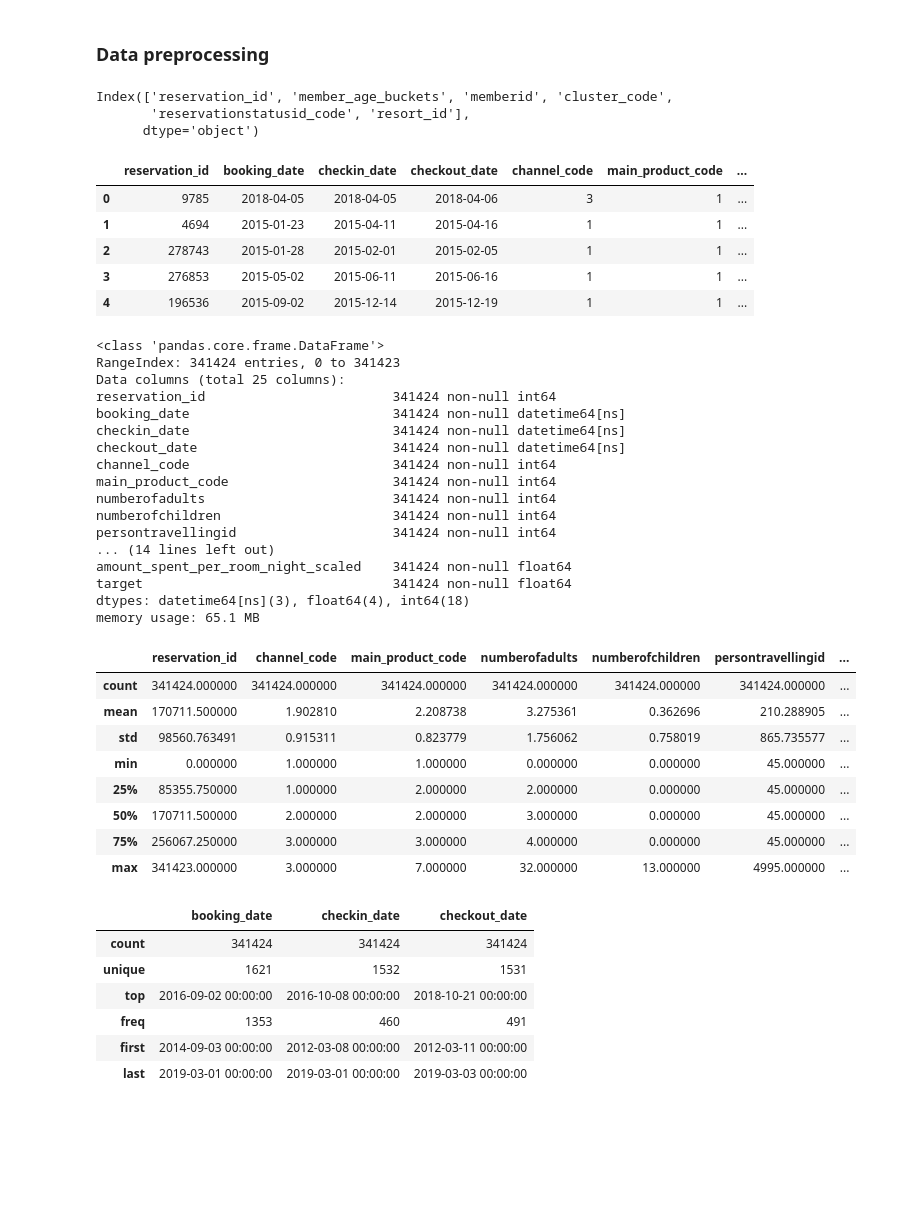
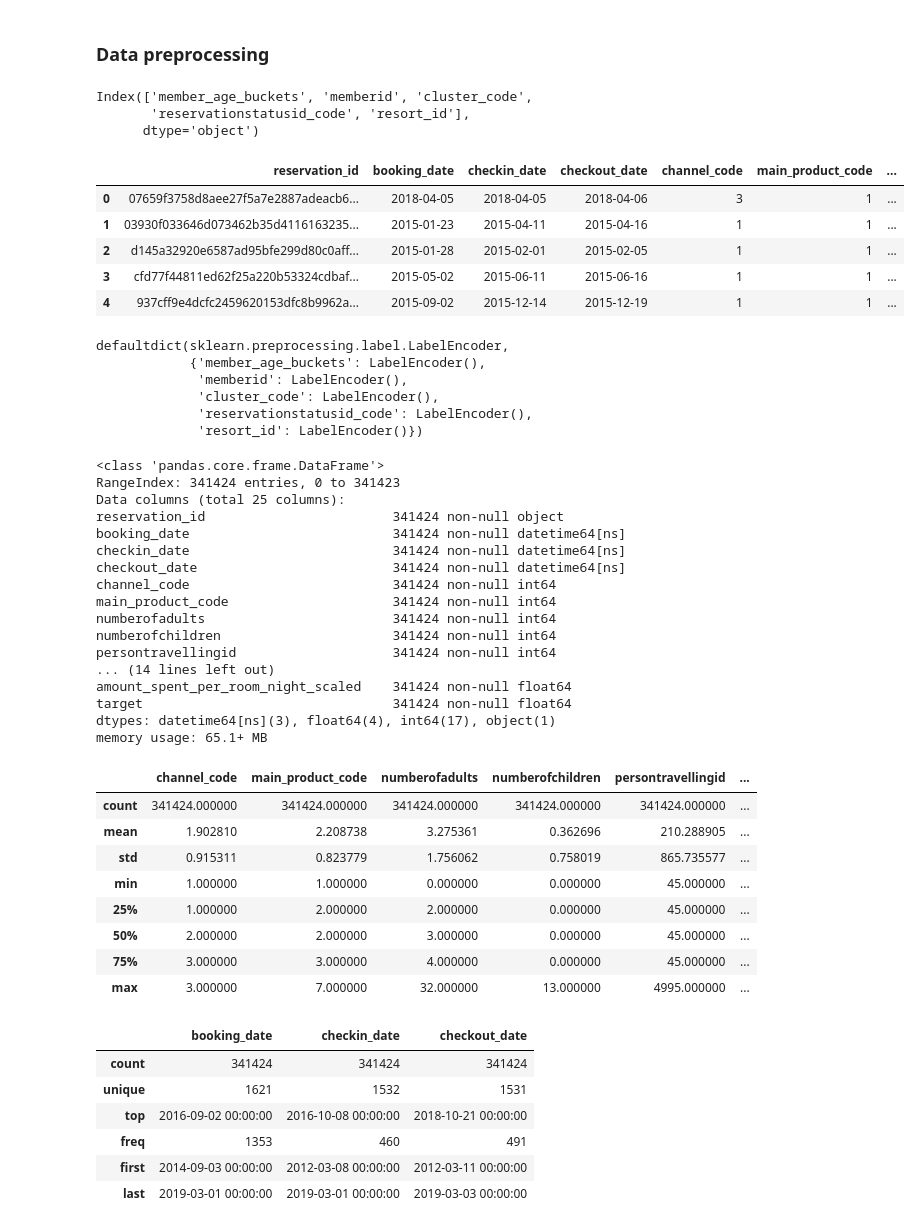
Before and after one commit to dirtScraper/AV_spend_pred_club_mahindra, a Jupyter notebook: EDA.ipynb, the cells around one changed output. Drawn from its saved outputs; the diff is of its cells as text; code cells hidden in the pictures; blank space fills up the shorter version.

Commit message:
added defaultdict label encoders

```diff
--- a/EDA.ipynb
+++ b/EDA.ipynb
@@ -120,22 +120,35 @@ from sklearn.preprocessing import LabelEncoder
 # selecting object column
 
 object_col_li = df.select_dtypes(include='object').columns
+
+object_col_li = object_col_li[1:]
 object_col_li
 # %% [output]
-Index(['reservation_id', 'member_age_buckets', 'memberid', 'cluster_code',
+Index(['member_age_buckets', 'memberid', 'cluster_code',
        'reservationstatusid_code', 'resort_id'],
       dtype='object')
 # %%
-le = LabelEncoder()
+from collections import defaultdict
+
+le = defaultdict(LabelEncoder)
 
 for col in object_col_li:
-    df[col] = le.fit_transform(df[col])
+    df[col] = le[col].fit_transform(df[col])
 
 df.head()
 # %% [output]
 |  | reservation_id | booking_date | checkin_date | checkout_date | channel_code | main_product_code | ... |
-| 0 | 9785 | 2018-04-05 | 2018-04-05 | 2018-04-06 | 3 | 1 | ... |
-| 1 | 4694 | 2015-01-23 | 2015-04-11 | 2015-04-16 | 1 | 1 | ... |
-| 2 | 278743 | 2015-01-28 | 2015-02-01 | 2015-02-05 | 1 | 1 | ... |
-| 3 | 276853 | 2015-05-02 | 2015-06-11 | 2015-06-16 | 1 | 1 | ... |
-| 4 | 196536 | 2015-09-02 | 2015-12-14 | 2015-12-19 | 1 | 1 | ... |
+| 0 | 07659f3758d8aee27f5a7e2887adeacb6... | 2018-04-05 | 2018-04-05 | 2018-04-06 | 3 | 1 | ... |
+| 1 | 03930f033646d073462b35d4116163235... | 2015-01-23 | 2015-04-11 | 2015-04-16 | 1 | 1 | ... |
+| 2 | d145a32920e6587ad95bfe299d80c0aff... | 2015-01-28 | 2015-02-01 | 2015-02-05 | 1 | 1 | ... |
+| 3 | cfd77f44811ed62f25a220b53324cdbaf... | 2015-05-02 | 2015-06-11 | 2015-06-16 | 1 | 1 | ... |
+| 4 | 937cff9e4dcfc2459620153dfc8b9962a... | 2015-09-02 | 2015-12-14 | 2015-12-19 | 1 | 1 | ... |
+# %%
+le
+# %% [output]
+defaultdict(sklearn.preprocessing.label.LabelEncoder,
+            {'member_age_buckets': LabelEncoder(),
+             'memberid': LabelEncoder(),
+             'cluster_code': LabelEncoder(),
+             'reservationstatusid_code': LabelEncoder(),
+             'resort_id': LabelEncoder()})
@@ -145,7 +161,7 @@ df.info()
 <class 'pandas.core.frame.DataFrame'>
 RangeIndex: 341424 entries, 0 to 341423
 Data columns (total 25 columns):
-reservation_id                        341424 non-null int64
+reservation_id                        341424 non-null object
 booking_date                          341424 non-null datetime64[ns]
 checkin_date                          341424 non-null datetime64[ns]
 checkout_date                         341424 non-null datetime64[ns]
@@ -157,20 +173,20 @@ persontravellingid                    341424 non-null int64
 ... (14 lines left out)
 amount_spent_per_room_night_scaled    341424 non-null float64
 target                                341424 non-null float64
-dtypes: datetime64[ns](3), float64(4), int64(18)
-memory usage: 65.1 MB
+dtypes: datetime64[ns](3), float64(4), int64(17), object(1)
+memory usage: 65.1+ MB
 # %%
 df.describe()
 # %% [output]
-|  | reservation_id | channel_code | main_product_code | numberofadults | numberofchildren | persontravellingid | ... |
-| count | 341424.000000 | 341424.000000 | 341424.000000 | 341424.000000 | 341424.000000 | 341424.000000 | ... |
-| mean | 170711.500000 | 1.902810 | 2.208738 | 3.275361 | 0.362696 | 210.288905 | ... |
-| std | 98560.763491 | 0.915311 | 0.823779 | 1.756062 | 0.758019 | 865.735577 | ... |
-| min | 0.000000 | 1.000000 | 1.000000 | 0.000000 | 0.000000 | 45.000000 | ... |
-| 25% | 85355.750000 | 1.000000 | 2.000000 | 2.000000 | 0.000000 | 45.000000 | ... |
-| 50% | 170711.500000 | 2.000000 | 2.000000 | 3.000000 | 0.000000 | 45.000000 | ... |
-| 75% | 256067.250000 | 3.000000 | 3.000000 | 4.000000 | 0.000000 | 45.000000 | ... |
-| max | 341423.000000 | 3.000000 | 7.000000 | 32.000000 | 13.000000 | 4995.000000 | ... |
+|  | channel_code | main_product_code | numberofadults | numberofchildren | persontravellingid | ... |
+| count | 341424.000000 | 341424.000000 | 341424.000000 | 341424.000000 | 341424.000000 | ... |
+| mean | 1.902810 | 2.208738 | 3.275361 | 0.362696 | 210.288905 | ... |
+| std | 0.915311 | 0.823779 | 1.756062 | 0.758019 | 865.735577 | ... |
+| min | 1.000000 | 1.000000 | 0.000000 | 0.000000 | 45.000000 | ... |
+| 25% | 1.000000 | 2.000000 | 2.000000 | 0.000000 | 45.000000 | ... |
+| 50% | 2.000000 | 2.000000 | 3.000000 | 0.000000 | 45.000000 | ... |
+| 75% | 3.000000 | 3.000000 | 4.000000 | 0.000000 | 45.000000 | ... |
+| max | 3.000000 | 7.000000 | 32.000000 | 13.000000 | 4995.000000 | ... |
 # %%
 df.select_dtypes(include='datetime64').describe()
 # %% [output]
```
Also changed, not shown: parts of 4 cells of this notebook.
